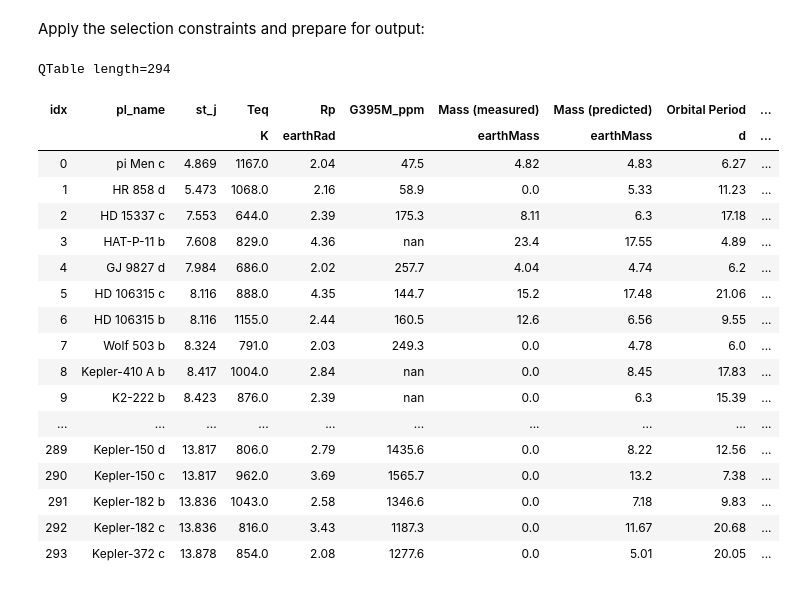
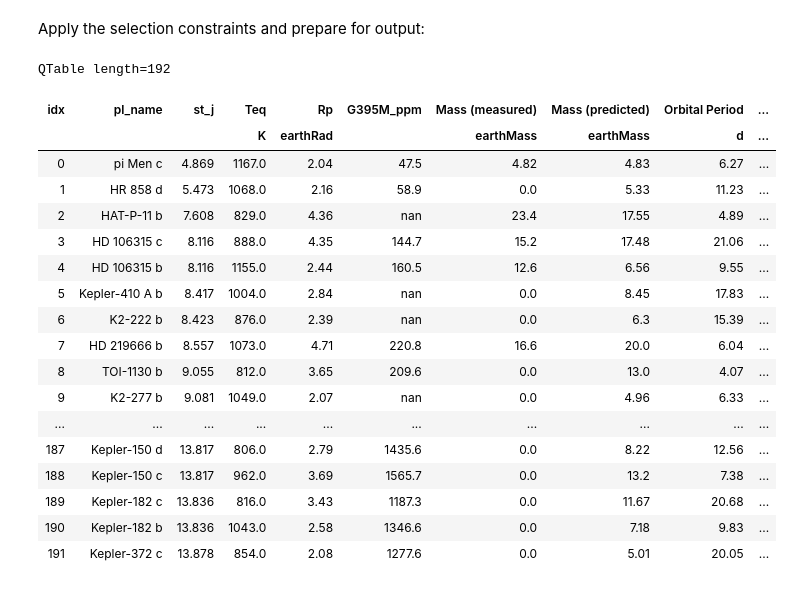
Before and after one commit to Hoeijmakers/JEST-database, a Jupyter notebook: selection_database.ipynb, the cells around one changed output. Drawn from its saved outputs; the diff is of its cells as text; code cells hidden in the pictures.

```diff
--- a/selection_database.ipynb
+++ b/selection_database.ipynb
@@ -20,11 +20,11 @@ def mass_radius(R):
 Define observing constraints:
 # %%
 # Equilibrium temperatures
-teq_min = 600 * u.K
+teq_min = 800 * u.K
 teq_max = 1500 * u.K
 
 rad_min = 2.0 * u.R_earth
-rad_max = 5.0 * u.R_earth
+rad_max = 7.0 * u.R_earth
 gaia_mag_limit = 15
 # %% [markdown]
 Download NASA Exoplanet Archive table from the web via astroquery, select the part of the population that is transiting and save it to a pickle file for running Pandexo simulations with Pandexo.py. WARNING: Do not run this script while Pandexo.py is running!
@@ -53,5 +53,7 @@ gp = const.G * transiting['mass_predicted'] / rp**2#Assuming a mass from the Che
 transiting['H'] = ((const.k_B * equilibrium_temperature) / (mean_molecular_mass * gp)).to(u.km)
 transiting['signal'] = (2*rp*transiting['H']/transiting['st_rad']**2).decompose()
 transiting['NIRSpec G395M_error'][transiting['NIRSpec G395M_error']<0]=np.nan#Set planets that were skipped by Pandexo to NaN.
+
+transiting['Kempton_metric'] = rp**3 / transiting['mass_predicted'] *equilibrium_temperature/transiting['st_rad']**2 / 10**(transiting['st_j']/5.0)
 # %% [markdown]
 Apply the selection constraints and prepare for output:
@@ -63,38 +60,43 @@ targets = transiting[rad_constraints & temp_constraints & gmag_constaints]#This
 # %%
+temp_constraints = (equilibrium_temperature < teq_max) & (equilibrium_temperature > teq_min)
+rad_constraints = (rp < rad_max) & (rp > rad_min)
+gmag_constaints = (g < gaia_mag_limit)
+targets = transiting[rad_constraints & temp_constraints & gmag_constaints]#This is the table that will be plotted.
 targets.sort('st_j')
 targets['r_earth'] = targets['pl_radj'].to(u.R_earth)
 targets['Teq']=np.round(targets['teq'],0)
 targets['Rp']=np.round(targets['r_earth'],2)
-targets['H ']=np.round(targets['H'],0)
+targets['H (predicted)']=np.round(targets['H'],0)
 targets['Orbital Period']=np.round(targets['pl_orbper'],2)
 targets['DEC']=np.round(targets['dec'],1)
 targets['duration']=np.round(targets['pl_trandur']*24.0,1)*u.h
-targets['H_rel_depth_ppm']=np.round(1e6*targets['signal'],2)
+targets['H_ppm']=np.round(1e6*targets['signal'],2)
 targets['G395M_ppm']=np.round(1e6*targets['NIRSpec G395M_error'],1)
 targets['SNR_H']=np.round(targets['signal']/targets['NIRSpec G395M_error'],4)
+targets['TSM (J)'] = np.round(targets['Kempton_metric'].value*100,1)
 targets['T_eff']=np.round(targets['st_teff'],0)
 targets['Mass (measured)']=np.round(targets['pl_bmasse'],2)*u.earthMass
 targets['Mass (predicted)']=np.round(targets['mass_predicted'],2)
-targets[['pl_name', 'st_j', 'Teq', 'Rp', 'G395M_ppm' ,'Mass (measured)','Mass (predicted)','Orbital Period','H ','H_rel_depth_ppm','SNR_H','duration','DEC','T_eff','st_spstr']].show_in_notebook()
+targets[['pl_name', 'st_j', 'Teq', 'Rp', 'G395M_ppm' ,'Mass (measured)','Mass (predicted)','Orbital Period','H (predicted)','H_ppm','SNR_H','TSM (J)','duration','DEC','T_eff','st_spstr']].show_in_notebook()
 # %% [output]
-QTable length=294
+QTable length=192
 | idx | pl_name | st_j | Teq | Rp | G395M_ppm | Mass (measured) | Mass (predicted) | Orbital Period | ... |
 |  |  |  | K | earthRad |  | earthMass | earthMass | d | ... |
 | 0 | pi Men c | 4.869 | 1167.0 | 2.04 | 47.5 | 4.82 | 4.83 | 6.27 | ... |
 | 1 | HR 858 d | 5.473 | 1068.0 | 2.16 | 58.9 | 0.0 | 5.33 | 11.23 | ... |
-| 2 | HD 15337 c | 7.553 | 644.0 | 2.39 | 175.3 | 8.11 | 6.3 | 17.18 | ... |
-| 3 | HAT-P-11 b | 7.608 | 829.0 | 4.36 | nan | 23.4 | 17.55 | 4.89 | ... |
-| 4 | GJ 9827 d | 7.984 | 686.0 | 2.02 | 257.7 | 4.04 | 4.74 | 6.2 | ... |
-| 5 | HD 106315 c | 8.116 | 888.0 | 4.35 | 144.7 | 15.2 | 17.48 | 21.06 | ... |
-| 6 | HD 106315 b | 8.116 | 1155.0 | 2.44 | 160.5 | 12.6 | 6.56 | 9.55 | ... |
-| 7 | Wolf 503 b | 8.324 | 791.0 | 2.03 | 249.3 | 0.0 | 4.78 | 6.0 | ... |
-| 8 | Kepler-410 A b | 8.417 | 1004.0 | 2.84 | nan | 0.0 | 8.45 | 17.83 | ... |
-| 9 | K2-222 b | 8.423 | 876.0 | 2.39 | nan | 0.0 | 6.3 | 15.39 | ... |
+| 2 | HAT-P-11 b | 7.608 | 829.0 | 4.36 | nan | 23.4 | 17.55 | 4.89 | ... |
+| 3 | HD 106315 c | 8.116 | 888.0 | 4.35 | 144.7 | 15.2 | 17.48 | 21.06 | ... |
+| 4 | HD 106315 b | 8.116 | 1155.0 | 2.44 | 160.5 | 12.6 | 6.56 | 9.55 | ... |
+| 5 | Kepler-410 A b | 8.417 | 1004.0 | 2.84 | nan | 0.0 | 8.45 | 17.83 | ... |
+| 6 | K2-222 b | 8.423 | 876.0 | 2.39 | nan | 0.0 | 6.3 | 15.39 | ... |
+| 7 | HD 219666 b | 8.557 | 1073.0 | 4.71 | 220.8 | 16.6 | 20.0 | 6.04 | ... |
+| 8 | TOI-1130 b | 9.055 | 812.0 | 3.65 | 209.6 | 0.0 | 13.0 | 4.07 | ... |
+| 9 | K2-277 b | 9.081 | 1049.0 | 2.07 | nan | 0.0 | 4.96 | 6.33 | ... |
 | ... | ... | ... | ... | ... | ... | ... | ... | ... | ... |
-| 289 | Kepler-150 d | 13.817 | 806.0 | 2.79 | 1435.6 | 0.0 | 8.22 | 12.56 | ... |
-| 290 | Kepler-150 c | 13.817 | 962.0 | 3.69 | 1565.7 | 0.0 | 13.2 | 7.38 | ... |
-| 291 | Kepler-182 b | 13.836 | 1043.0 | 2.58 | 1346.6 | 0.0 | 7.18 | 9.83 | ... |
-| 292 | Kepler-182 c | 13.836 | 816.0 | 3.43 | 1187.3 | 0.0 | 11.67 | 20.68 | ... |
-| 293 | Kepler-372 c | 13.878 | 854.0 | 2.08 | 1277.6 | 0.0 | 5.01 | 20.05 | ... |
+| 187 | Kepler-150 d | 13.817 | 806.0 | 2.79 | 1435.6 | 0.0 | 8.22 | 12.56 | ... |
+| 188 | Kepler-150 c | 13.817 | 962.0 | 3.69 | 1565.7 | 0.0 | 13.2 | 7.38 | ... |
+| 189 | Kepler-182 c | 13.836 | 816.0 | 3.43 | 1187.3 | 0.0 | 11.67 | 20.68 | ... |
+| 190 | Kepler-182 b | 13.836 | 1043.0 | 2.58 | 1346.6 | 0.0 | 7.18 | 9.83 | ... |
+| 191 | Kepler-372 c | 13.878 | 854.0 | 2.08 | 1277.6 | 0.0 | 5.01 | 20.05 | ... |
 # %%
 #table[['pl_name','pl_orbper']].show_in_notebook() #This outputs the entire table of exoplanets.
```
Also changed, not shown: parts of 1 cell of this notebook.
